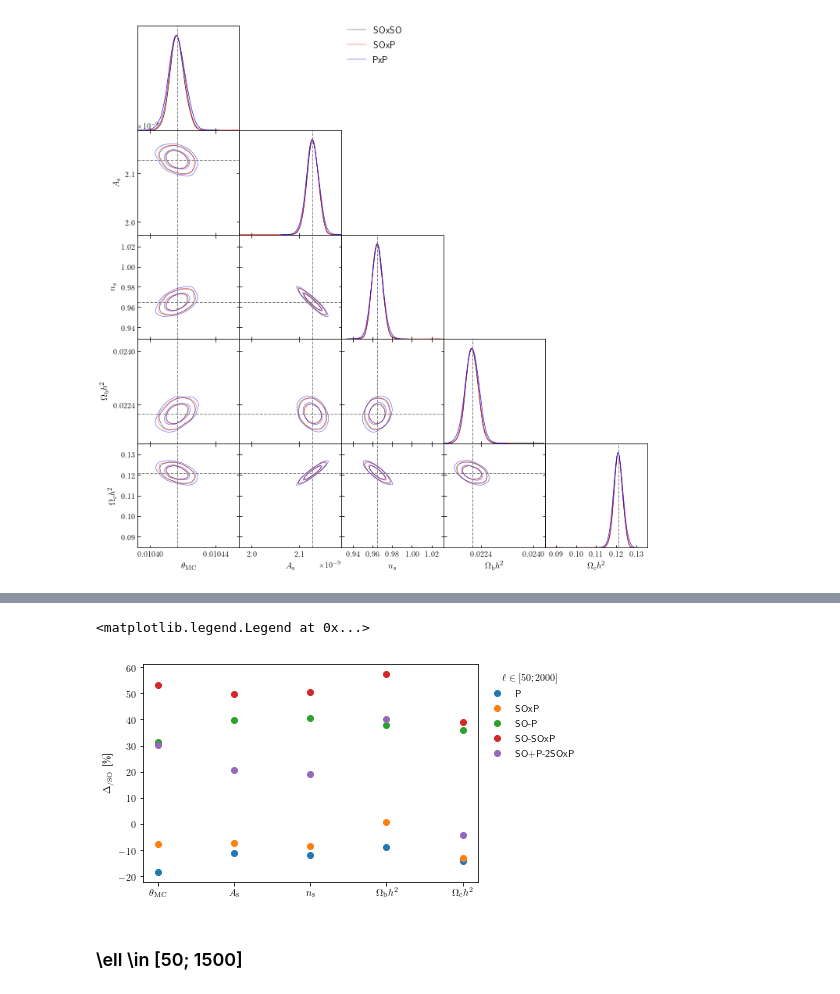
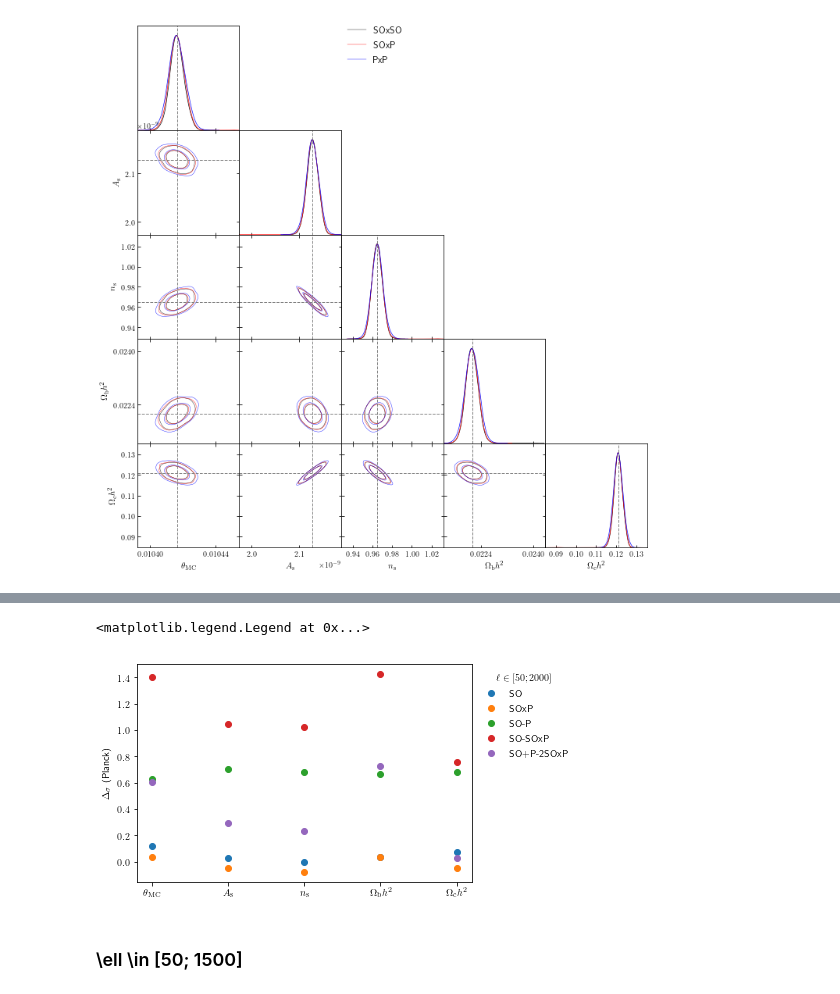
Before and after one commit to xgarrido/beyondCV, a Jupyter notebook: notebooks/beyondCV_analysis.ipynb, the cells around one changed output, grey strips where cells are left out. Cells and saved outputs as stored; diff of their text form; code cells hidden in the pictures.

Commit message:
plot relatively to Planck full ell range

```diff
--- a/notebooks/beyondCV_analysis.ipynb
+++ b/notebooks/beyondCV_analysis.ipynb
@@ -68,10 +11,0 @@ Convert `list` into `pandas.DataFrame`
-# %%
-df = pd.DataFrame({"duration": np.array(stop_time)-np.array(start_time),
-                   "chi2_theory": chi2_theory,
-                   "chi2_begin": chi2_begin,
-                   "chi2_end": chi2_end,
-                   "success": success,
-                   "survey": surveys},
-                  index=np.array(seeds, dtype=np.uint))
-df.sort_index(inplace=True)
-df.head()
@@ -312,2 +173,4 @@ display(HTML(tabulate.tabulate(table, headers=labels, tablefmt="html")))
+# %%
+ref_std = std_P
 # %%
 x = np.arange(5)
@@ -374,17 +237,17 @@ display(HTML(tabulate.tabulate(table, headers=labels, tablefmt="html")))
 | $\sigma$(SOxSO + PxP - 2 SOxP) | 3.05013e-06 | 9.43821e-12 | 0.00429037 | 0.000118191 | 0.00217506 | ... |
 # %%
 x = np.arange(5)
-plt.plot(x, 100*(1-std_P/std_SO)[:-1], "o", label="P")
-plt.plot(x, 100*(1-std_SOxP/std_SO)[:-1], "o", label="SOxP")
-plt.plot(x, 100*(1-std_SOmP/std_SO)[:-1], "o", label="SO-P")
-plt.plot(x, 100*(1-std_SOmSOxP/std_SO)[:-1], "o", label="SO-SOxP")
-plt.plot(x, 100*(1-std_SOpPm2SOxP/std_SO)[:-1], "o", label="SO+P-2SOxP")
-plt.ylabel(r"$\Delta_{\mathrm{/SO}}$ [\%]")
+plt.plot(x, (ref_std/std_SO-1)[:-1], "o", label="SO")
+plt.plot(x, (ref_std/std_SOxP-1)[:-1], "o", label="SOxP")
+plt.plot(x, (ref_std/std_SOmP-1)[:-1], "o", label="SO-P")
+plt.plot(x, (ref_std/std_SOmSOxP-1)[:-1], "o", label="SO-SOxP")
+plt.plot(x, (ref_std/std_SOpPm2SOxP-1)[:-1], "o", label="SO+P-2SOxP")
 plt.xticks(x, labels[:-1])
+plt.ylabel(r"$\Delta_\sigma$ (Planck)")
 plt.legend(loc="upper left", title=r"$\ell\in[50; 2000]$", bbox_to_anchor=(1,1))
 # %% [output]
 <matplotlib.legend.Legend at 0x...>
-[figure, old version]
+[figure, new version]
 # %% [markdown]
 ### \ell \in [50; 1500]
 # %%
```
Also changed, not shown: parts of 20 cells of this notebook, 1 other file.
